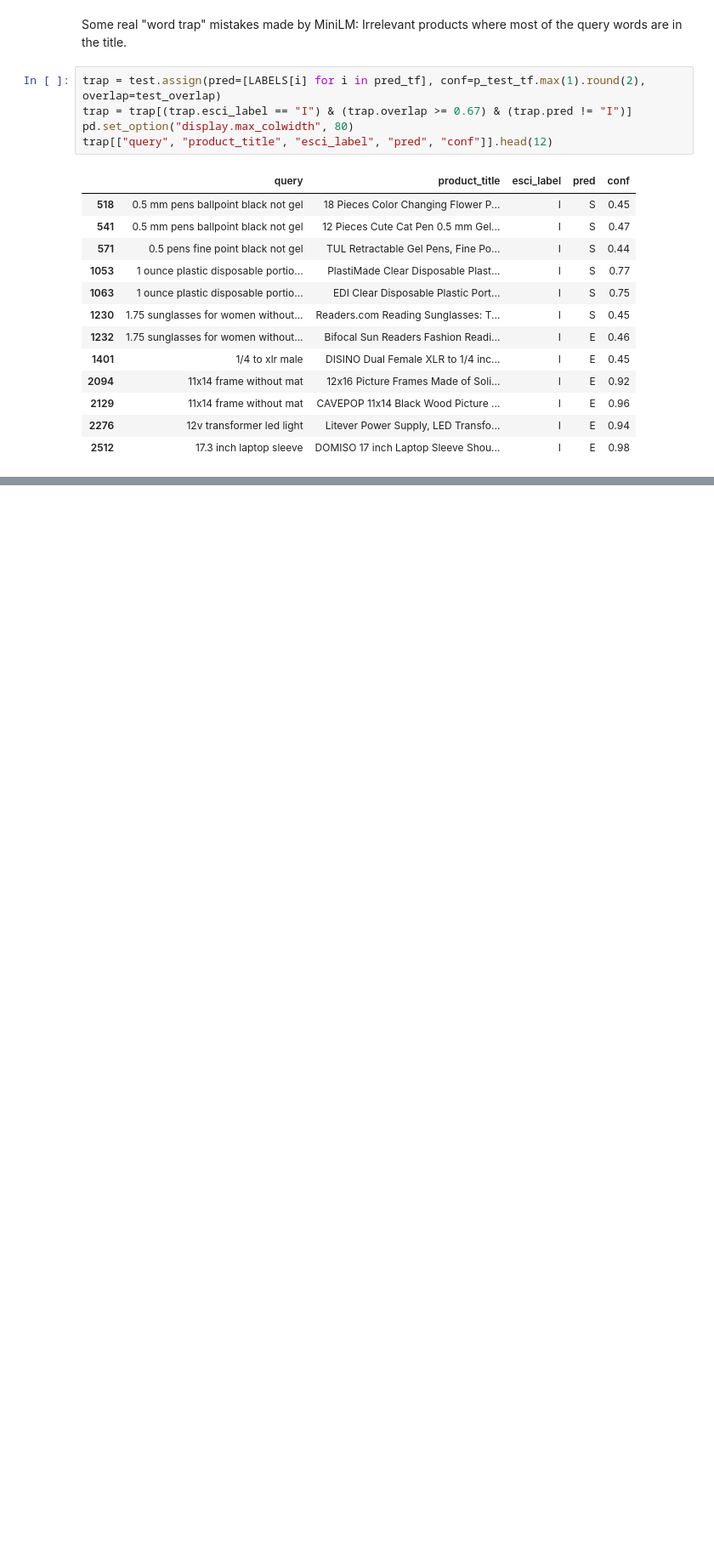
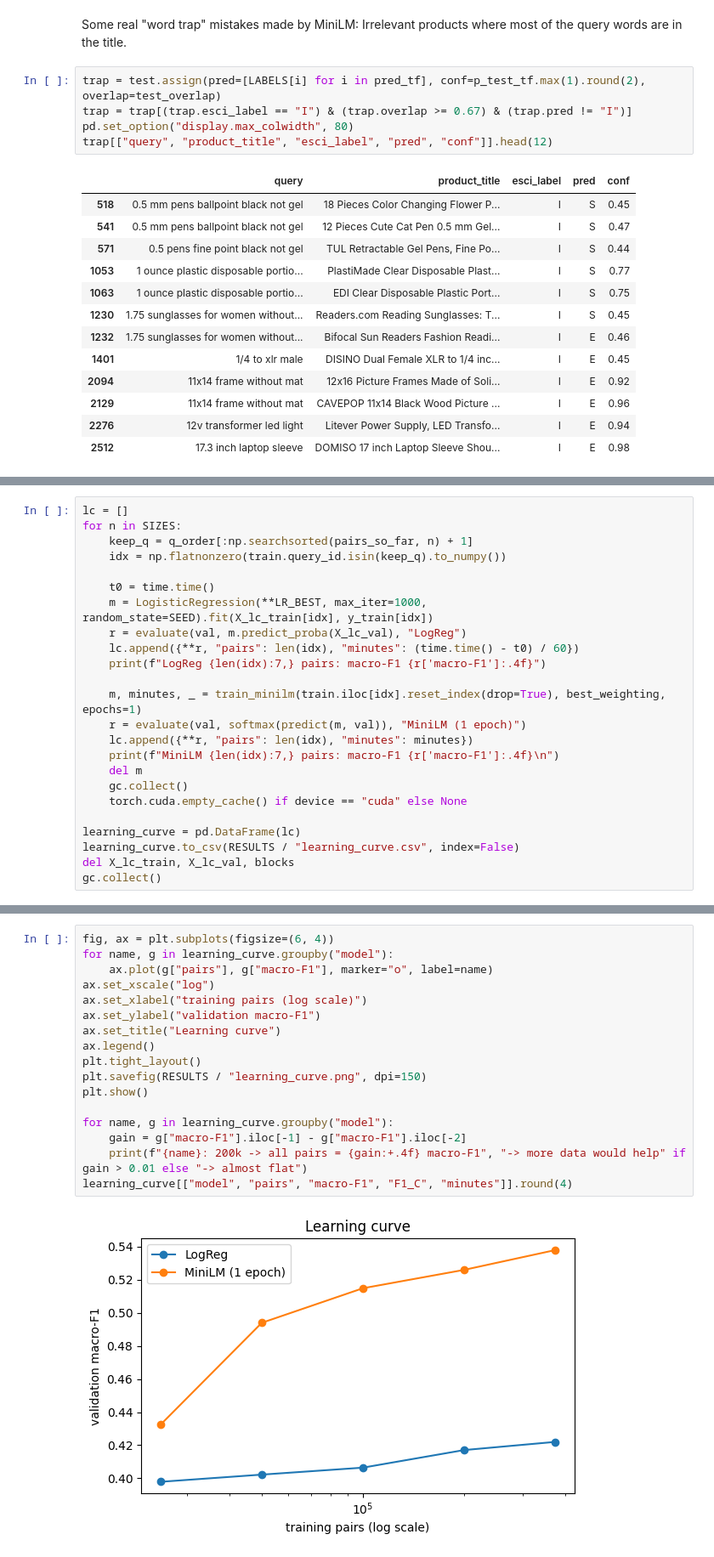
Before and after one commit to m4zenHchm/Amazon_Search_Queries, a Jupyter notebook: Amazon_Search_Queries.ipynb, the cells around one changed output, grey strips where cells are left out. Shown at 85% size. Saved outputs shown, nothing was run; the diff lists cells and outputs as text; blank space fills up the shorter version.

```diff
--- a/Amazon_Search_Queries.ipynb
+++ b/Amazon_Search_Queries.ipynb
@@ -1219,0 +1625,24 @@ trap[["query", "product_title", "esci_label", "pred", "conf"]].head(12)
+# %%
+lc = []
+for n in SIZES:
+    keep_q = q_order[:np.searchsorted(pairs_so_far, n) + 1]
+    idx = np.flatnonzero(train.query_id.isin(keep_q).to_numpy())
+
+    t0 = time.time()
+    m = LogisticRegression(**LR_BEST, max_iter=1000, random_state=SEED).fit(X_lc_train[idx], y_train[idx])
+    r = evaluate(val, m.predict_proba(X_lc_val), "LogReg")
+    lc.append({**r, "pairs": len(idx), "minutes": (time.time() - t0) / 60})
+    print(f"LogReg {len(idx):7,} pairs: macro-F1 {r['macro-F1']:.4f}")
+
+    m, minutes, _ = train_minilm(train.iloc[idx].reset_index(drop=True), best_weighting, epochs=1)
+    r = evaluate(val, softmax(predict(m, val)), "MiniLM (1 epoch)")
+    lc.append({**r, "pairs": len(idx), "minutes": minutes})
+    print(f"MiniLM {len(idx):7,} pairs: macro-F1 {r['macro-F1']:.4f}\n")
+    del m
+    gc.collect()
+    torch.cuda.empty_cache() if device == "cuda" else None
+
+learning_curve = pd.DataFrame(lc)
+learning_curve.to_csv(RESULTS / "learning_curve.csv", index=False)
+del X_lc_train, X_lc_val, blocks
+gc.collect()
@@ -1219,0 +1696,19 @@ trap[["query", "product_title", "esci_label", "pred", "conf"]].head(12)
+# %%
+fig, ax = plt.subplots(figsize=(6, 4))
+for name, g in learning_curve.groupby("model"):
+    ax.plot(g["pairs"], g["macro-F1"], marker="o", label=name)
+ax.set_xscale("log")
+ax.set_xlabel("training pairs (log scale)")
+ax.set_ylabel("validation macro-F1")
+ax.set_title("Learning curve")
+ax.legend()
+plt.tight_layout()
+plt.savefig(RESULTS / "learning_curve.png", dpi=150)
+plt.show()
+
+for name, g in learning_curve.groupby("model"):
+    gain = g["macro-F1"].iloc[-1] - g["macro-F1"].iloc[-2]
+    print(f"{name}: 200k -> all pairs = {gain:+.4f} macro-F1", "-> more data would help" if gain > 0.01 else "-> almost flat")
+learning_curve[["model", "pairs", "macro-F1", "F1_C", "minutes"]].round(4)
+# %% [output]
+[figure, added]
```
Also changed, not shown: parts of 43 cells of this notebook.
